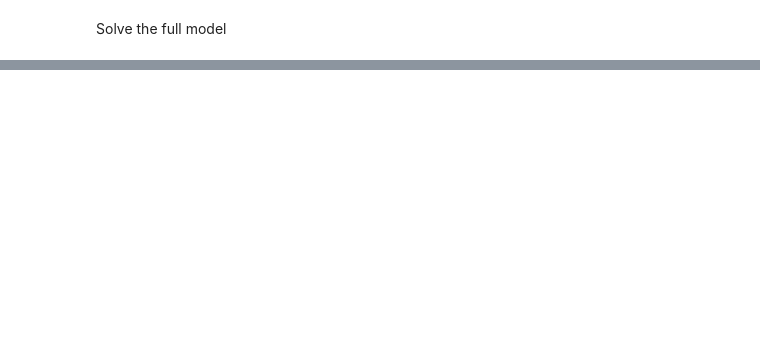
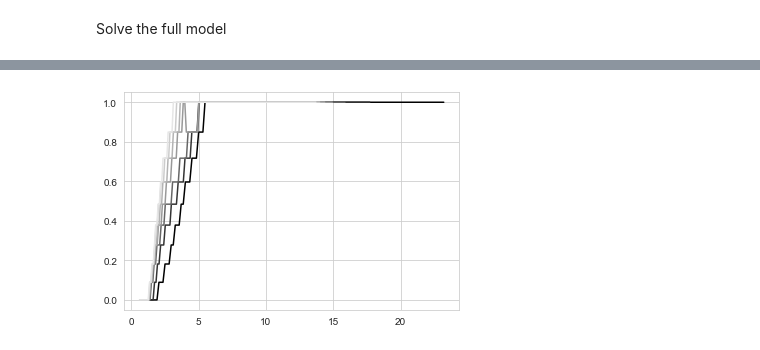
Before and after one commit to madsankern/MA_thesis, a Jupyter notebook: main.ipynb, the cells around one changed output, grey strips where cells are left out. Cells and saved outputs as stored; diff of their text form; code cells hidden in the pictures; blank space fills up the shorter version.

```diff
--- a/main.ipynb
+++ b/main.ipynb
@@ -69,0 +75,13 @@ plt.show()
+# %%
+# t = 6
+plt.plot(model.sol.q_m[6,1,1,:], model.sol.d_adj[6,1,:], color = 'k')
+plt.plot(model.sol.q_m[5,1,1,:], model.sol.d_adj[5,1,:], color = '0.2')
+plt.plot(model.sol.q_m[4,1,1,:], model.sol.d_adj[4,1,:], color = '0.4')
+plt.plot(model.sol.q_m[3,1,1,:], model.sol.d_adj[3,1,:], color = '0.6')
+plt.plot(model.sol.q_m[2,1,1,:], model.sol.d_adj[2,1,:],  color = '0.7')
+plt.plot(model.sol.q_m[1,1,1,:], model.sol.d_adj[1,1,:], color = '0.8')
+plt.plot(model.sol.q_m[0,1,1,:], model.sol.d_adj[0,1,:], color = '0.9')
+
+plt.show()
+# %% [output]
+[figure, added]
```
Also changed, not shown: parts of 9 cells of this notebook.
